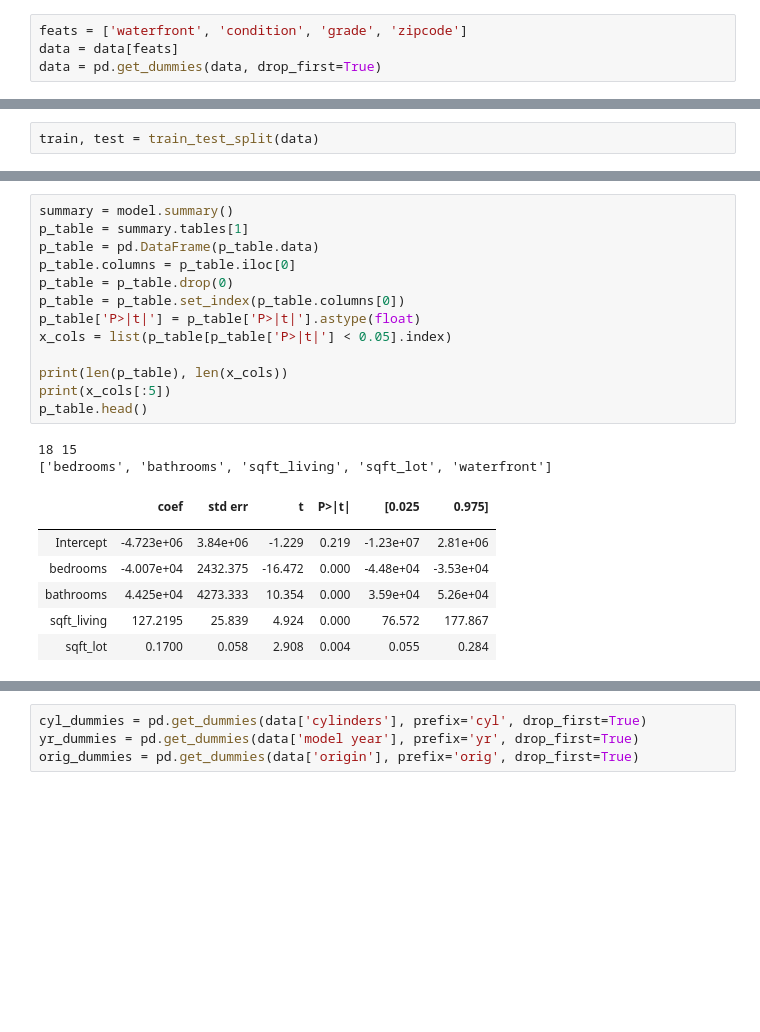
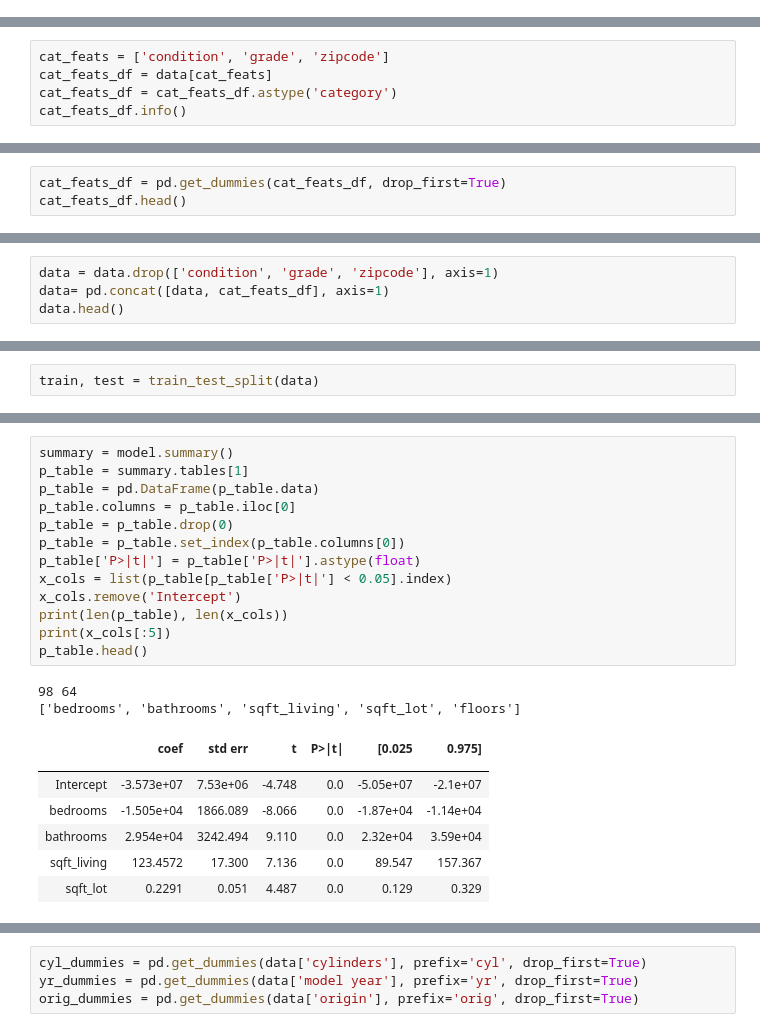
Before and after one commit to StephenTurk/mod_2_final_project, a Jupyter notebook: student.ipynb, the cells around one changed output, grey strips where cells are left out. Cells and saved outputs as stored; diff of their text form; blank space fills up the shorter version.

```diff
--- a/student.ipynb
+++ b/student.ipynb
@@ -251,7 +255,3 @@ Name: yr_renovated, dtype: float64
 # %% [markdown]
 Looking for catagorical variables to one-hot encode:
 Looks like, waterfront, condition, (likely grade), and zipcode (may be more usefull to categorize rather than just make 70 dummy variables). Though floors also has very few unique values I still think in general, that this will be a linear feature. After identifying categorical variables the next step is to one-hot encode and make sure to drop the first column from each feature to prevent multicolinearity.
-# %%
-feats = ['waterfront', 'condition', 'grade', 'zipcode']
-data = data[feats]
-data = pd.get_dummies(data, drop_first=True)
@@ -266,0 +260,5 @@ data.head()
+# %%
+cat_feats = ['condition', 'grade', 'zipcode']
+cat_feats_df = data[cat_feats]
+cat_feats_df = cat_feats_df.astype('category')
+cat_feats_df.info()
@@ -266,0 +276,3 @@ data.head()
+# %%
+cat_feats_df = pd.get_dummies(cat_feats_df, drop_first=True)
+cat_feats_df.head()
@@ -266,0 +287,4 @@ data.head()
+# %%
+data = data.drop(['condition', 'grade', 'zipcode'], axis=1)
+data= pd.concat([data, cat_feats_df], axis=1)
+data.head()
@@ -365,26 +395,26 @@ strong multicollinearity or other numerical problems.
 # %%
 summary = model.summary()
 p_table = summary.tables[1]
 p_table = pd.DataFrame(p_table.data)
 p_table.columns = p_table.iloc[0]
 p_table = p_table.drop(0)
 p_table = p_table.set_index(p_table.columns[0])
 p_table['P>|t|'] = p_table['P>|t|'].astype(float)
 x_cols = list(p_table[p_table['P>|t|'] < 0.05].index)
-
+x_cols.remove('Intercept')
 print(len(p_table), len(x_cols))
 print(x_cols[:5])
 p_table.head()
 # %% [output]
-18 15
-['bedrooms', 'bathrooms', 'sqft_living', 'sqft_lot', 'waterfront']
+98 64
+['bedrooms', 'bathrooms', 'sqft_living', 'sqft_lot', 'floors']
 |  | coef | std err | t | P>|t| | [0.025 | 0.975] |
 |  |  |  |  |  |  |  |
-| Intercept | -4.723e+06 | 3.84e+06 | -1.229 | 0.219 | -1.23e+07 | 2.81e+06 |
-| bedrooms | -4.007e+04 | 2432.375 | -16.472 | 0.000 | -4.48e+04 | -3.53e+04 |
-| bathrooms | 4.425e+04 | 4273.333 | 10.354 | 0.000 | 3.59e+04 | 5.26e+04 |
-| sqft_living | 127.2195 | 25.839 | 4.924 | 0.000 | 76.572 | 177.867 |
-| sqft_lot | 0.1700 | 0.058 | 2.908 | 0.004 | 0.055 | 0.284 |
+| Intercept | -3.573e+07 | 7.53e+06 | -4.748 | 0.0 | -5.05e+07 | -2.1e+07 |
+| bedrooms | -1.505e+04 | 1866.089 | -8.066 | 0.0 | -1.87e+04 | -1.14e+04 |
+| bathrooms | 2.954e+04 | 3242.494 | 9.110 | 0.0 | 2.32e+04 | 3.59e+04 |
+| sqft_living | 123.4572 | 17.300 | 7.136 | 0.0 | 89.547 | 157.367 |
+| sqft_lot | 0.2291 | 0.051 | 4.487 | 0.0 | 0.129 | 0.329 |
 # %%
 x_cols
 # %% [output]
```
Also changed, not shown: parts of 18 cells of this notebook.
